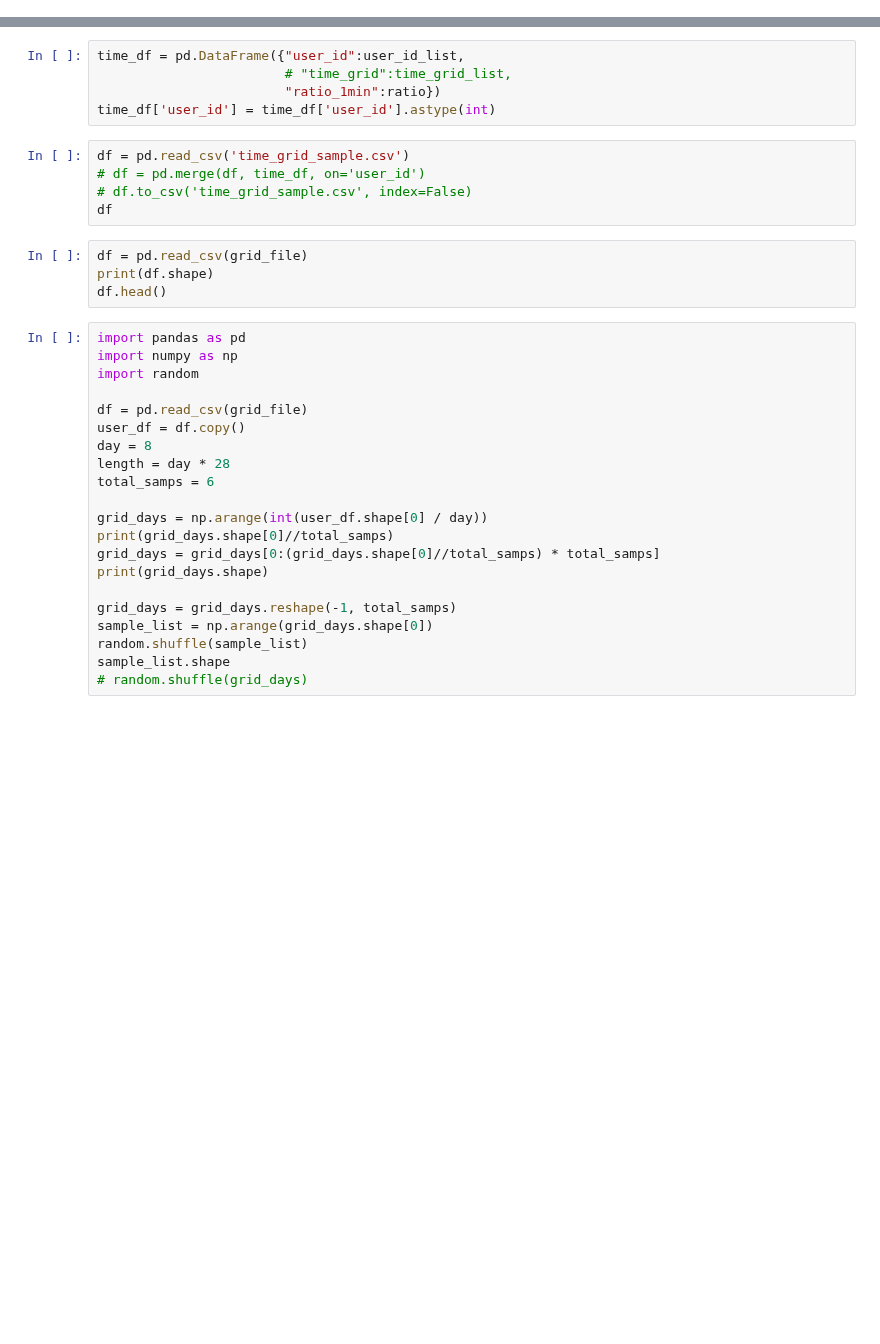
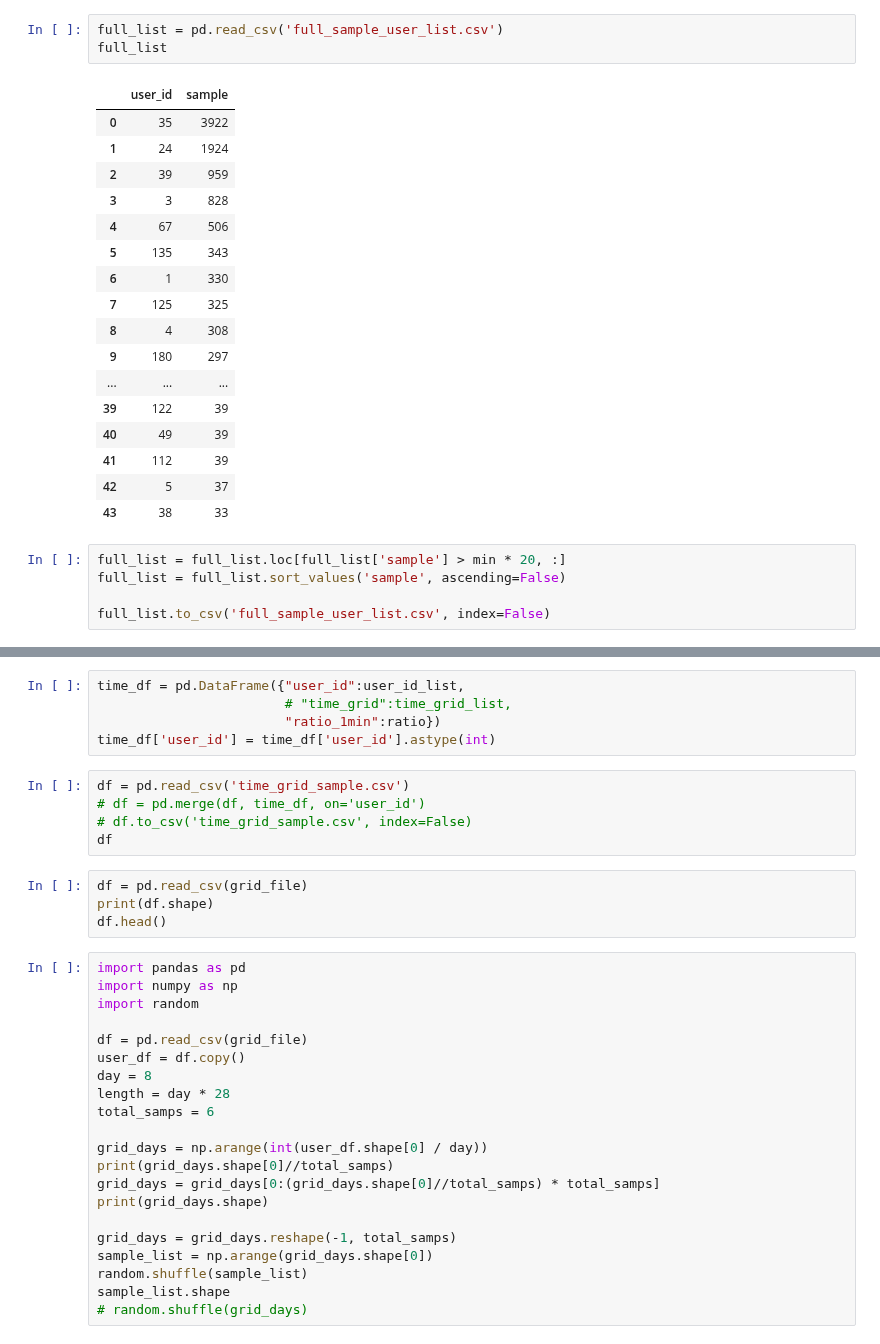
Before and after one commit to shkoma/geolife_timehetnet, a Jupyter notebook: data/geolife/preprocess.ipynb, the cells around one changed output, grey strips where cells are left out. Cells and saved outputs as stored; diff of their text form; blank space fills up the shorter version.

```diff
--- a/data/geolife/preprocess.ipynb
+++ b/data/geolife/preprocess.ipynb
@@ -87,3 +83,29 @@ user_id: 181
+# %%
+full_list = pd.read_csv('full_sample_user_list.csv')
+full_list
+# %% [output]
+|  | user_id | sample |
+| 0 | 35 | 3922 |
+| 1 | 24 | 1924 |
+| 2 | 39 | 959 |
+| 3 | 3 | 828 |
+| 4 | 67 | 506 |
+| 5 | 135 | 343 |
+| 6 | 1 | 330 |
+| 7 | 125 | 325 |
+| 8 | 4 | 308 |
+| 9 | 180 | 297 |
+| ... | ... | ... |
+| 39 | 122 | 39 |
+| 40 | 49 | 39 |
+| 41 | 112 | 39 |
+| 42 | 5 | 37 |
+| 43 | 38 | 33 |
+# %%
+full_list = full_list.loc[full_list['sample'] > min * 20, :]
+full_list = full_list.sort_values('sample', ascending=False)
+
+full_list.to_csv('full_sample_user_list.csv', index=False)
 # %%
 # csv 파일 5분 단위로 전처리하기 (rounded)
 # round_min 을 조절하여 round_min 간격으로 data를 전처리
```
Also changed, not shown: parts of 4 cells of this notebook, 2 other files.
